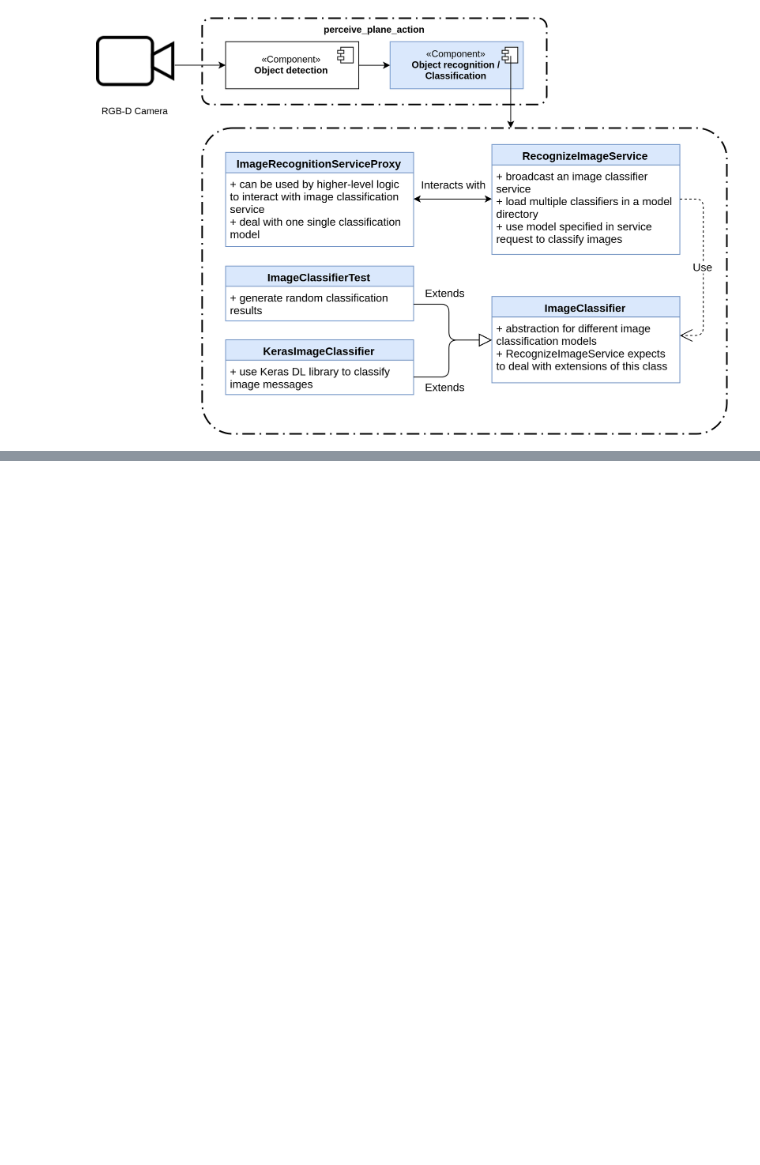
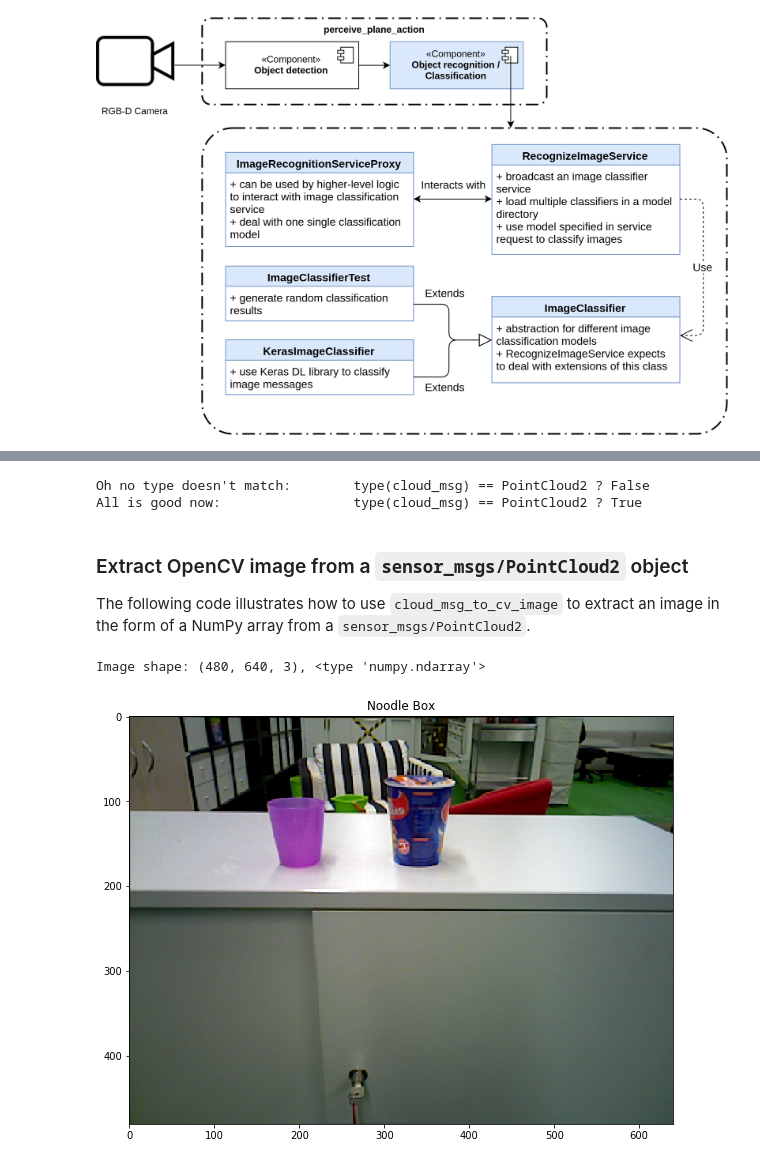
Before and after one commit to b-it-bots/mas_tutorials, a Jupyter notebook: domestic_robotics/perception.ipynb, the cells around one changed output, grey strips where cells are left out. Cells and saved outputs as stored; diff of their text form; code cells hidden in the pictures; blank space fills up the shorter version.

Commit message:
load cloud message and perform basic pose estimation

```diff
--- a/domestic_robotics/perception.ipynb
+++ b/domestic_robotics/perception.ipynb
@@ -95,0 +71,51 @@ mean_pose = np.nanmean(np.reshape(cropped_coord, (-1, 3)), axis=0)
+# %%
+import rosbag
+from sensor_msgs.msg import PointCloud2
+from mas_perception_libs.utils import from_cpp, to_cpp
+
+cloud_bag = rosbag.Bag('data/sample_cloud.bag')
+bag_topics = cloud_bag.get_type_and_topic_info()[1]
+pointclouds = []
+for topic, msg, t in cloud_bag.read_messages():
+    if topic not in bag_topics or bag_topics[topic].msg_type != 'sensor_msgs/PointCloud2':
+        continue
+    pointclouds.append(msg)
+cloud_bag.close()
+cloud_msg = pointclouds[0]
+
+print('Oh no type doesn\'t match:\t type(cloud_msg) == PointCloud2 ? ' + str(type(cloud_msg) == PointCloud2))
+
+# some trickery required for converting the rosbag message type to the original type
+cloud_msg = from_cpp(to_cpp(cloud_msg), PointCloud2)
+
+print('All is good now:\t\t type(cloud_msg) == PointCloud2 ? ' + str(type(cloud_msg) == PointCloud2))
+# %% [output]
+Oh no type doesn't match:        type(cloud_msg) == PointCloud2 ? False
+All is good now:                 type(cloud_msg) == PointCloud2 ? True
+# %% [markdown]
+### Extract OpenCV image from a `sensor_msgs/PointCloud2` object
+The following code illustrates how to use `cloud_msg_to_cv_image` to extract an image in the form of a NumPy array from a `sensor_msgs/PointCloud2`.
+# %%
+import cv2
+from mas_perception_libs.utils import cloud_msg_to_cv_image
+from matplotlib import pyplot as plt
+%matplotlib inline
+
+def display_image(img, fig_width, title):
+    fig_width = float(fig_width)
+    height, width, _ = img.shape
+    fig = plt.figure(figsize=(fig_width, fig_width / width * height))
+    plt.imshow(img)
+    plt.title(title)
+    plt.show()
+
+
+cv_image = cloud_msg_to_cv_image(cloud_msg)
+print('Image shape: {0}, {1}'.format(cv_image.shape, type(cv_image)))
+
+# OpenCV has BGR instead of the RGB encoding that matplotlib expects
+cv_image = cv2.cvtColor(cv_image, cv2.COLOR_BGR2RGB)
+display_image(cv_image, 10, 'Noodle Box')
+# %% [output]
+Image shape: (480, 640, 3), <type 'numpy.ndarray'>
+[figure, added]
```
Also changed, not shown: parts of 5 cells of this notebook, 1 other file.
